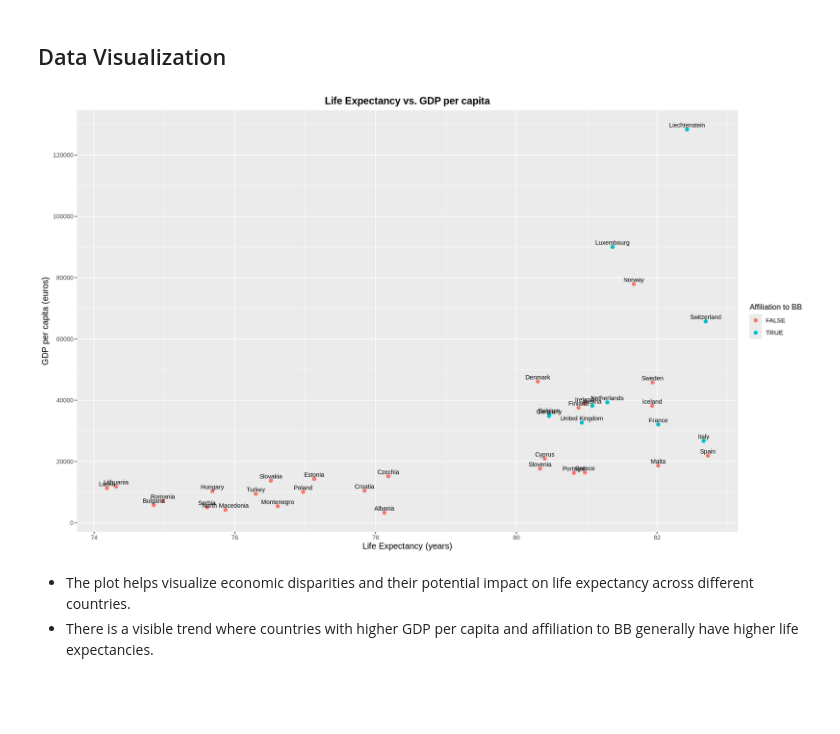
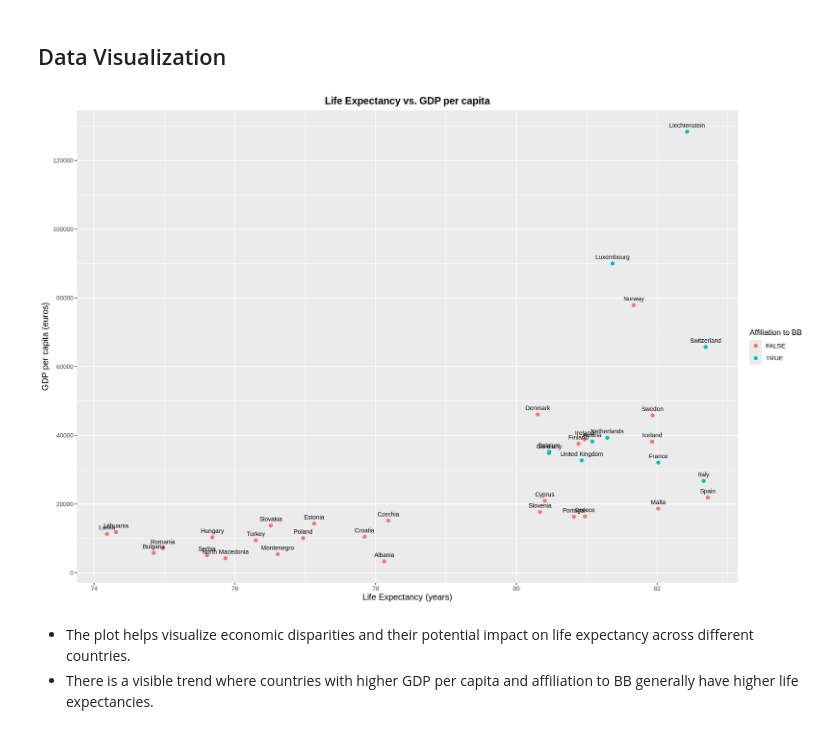
Before and after one commit to nickobard/eurostat-datasets-analysis, a Jupyter notebook: sem-3/semestral-work.ipynb, the cells around one changed output. Cells and saved outputs as stored; diff of their text form; code cells hidden in the pictures; blank space fills up the shorter version.

```diff
--- a/sem-3/semestral-work.ipynb
+++ b/sem-3/semestral-work.ipynb
@@ -244,23 +244,28 @@ A data.frame: 5 × 6
 | 5 | Croatia | 10480 | 77.843 | 0.8044435 | 7332.921 | FALSE |
 # %% [markdown]
 ## Data Visualization
+# %%
+# prepare common parameters and styles
+text <- geom_text(aes(label=country), size=3, vjust=-1, hjust=0.5)
+scale <- scale_y_continuous(breaks=scales::pretty_breaks(n=5))
+theme <- theme(
+        plot.title = element_text(hjust = 0.5, size=14, face="bold"),      # center and style the title
+        axis.title = element_text(size=12),                                # axis title size
+    )
 # %%
-options(repr.plot.width=15, repr.plot.height=9)                        # figure settings
+options(repr.plot.width=15, repr.plot.height=10)                        # figure settings
+
+# save labs for later use for the same scatter plot in different contexts
+labs_le <- labs(title='Life Expectancy vs. GDP per capita',                     # labels
+               x='Life Expectancy (years)',
+               y='GDP per capita (euros)',
+               color='Affiliation to BB')
 
 ggplot(data, aes(x=LE, y=GDPpc)) +
   geom_point(aes(col=BB_entry), size=2) +
-  geom_text(aes(label=country), size=3, vjust=-0.5, hjust=0.5) +
-  labs(title='Life Expectancy vs. GDP per capita',                     # labels
-       x='Life Expectancy (years)',
-       y='GDP per capita (euros)',
-       color='Affiliation to BB') +
-  scale_y_continuous(breaks=scales::pretty_breaks(n=5)) +             # set y axis ticks
-  theme(
-    plot.title = element_text(hjust = 0.5, size=14, face="bold"),      # center and style the title
-    axis.title = element_text(size=12),                                # axis title size
-  )
+  labs_le + text + scale + theme
 # %% [output]
-[figure, old version]
+[figure, new version]
 # %% [markdown]
 - The plot helps visualize economic disparities and their potential impact on life expectancy across different countries.
 - There is a visible trend where countries with higher GDP per capita and affiliation to BB generally have higher life expectancies.
```
Also changed, not shown: parts of 73 cells of this notebook.
